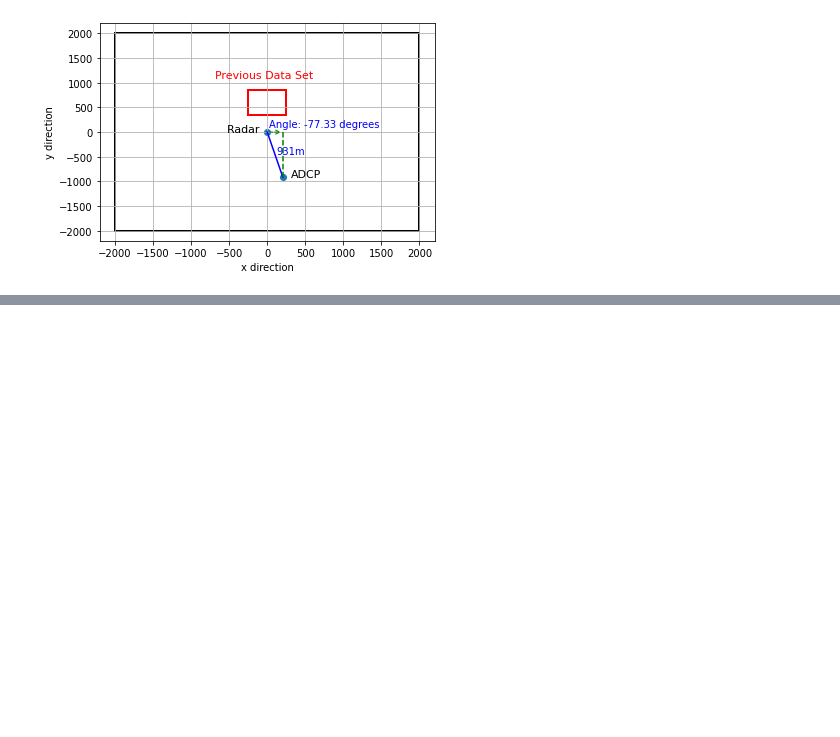
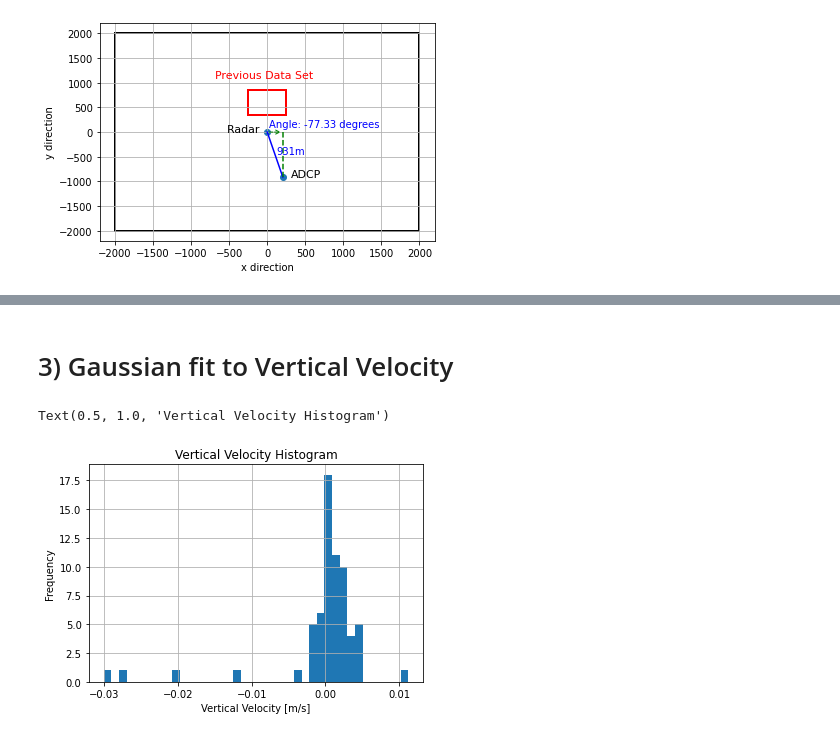
Before and after one commit to joeyanderson1/4th-Year-Thesis, a Jupyter notebook: ADCP Data.ipynb, the cells around one changed output, grey strips where cells are left out. Cells and saved outputs as stored; diff of their text form; code cells hidden in the pictures; blank space fills up the shorter version.

```diff
--- a/ADCP Data.ipynb
+++ b/ADCP Data.ipynb
@@ -372,0 +380,12 @@ plt.show()
+# %% [markdown]
+# 3) Gaussian fit to Vertical Velocity
+# %%
+amplitudes_VU, amplitudesbins_VU, npatches_VU = plt.hist(vertical_vel_mean, bins=40, density=False)
+
+plt.grid(True)
+plt.xlabel("Vertical Velocity [m/s]")
+plt.ylabel("Frequency")
+plt.title("Vertical Velocity Histogram")
+# %% [output]
+Text(0.5, 1.0, 'Vertical Velocity Histogram')
+[figure, added]
```
Also changed, not shown: parts of 27 cells of this notebook.
